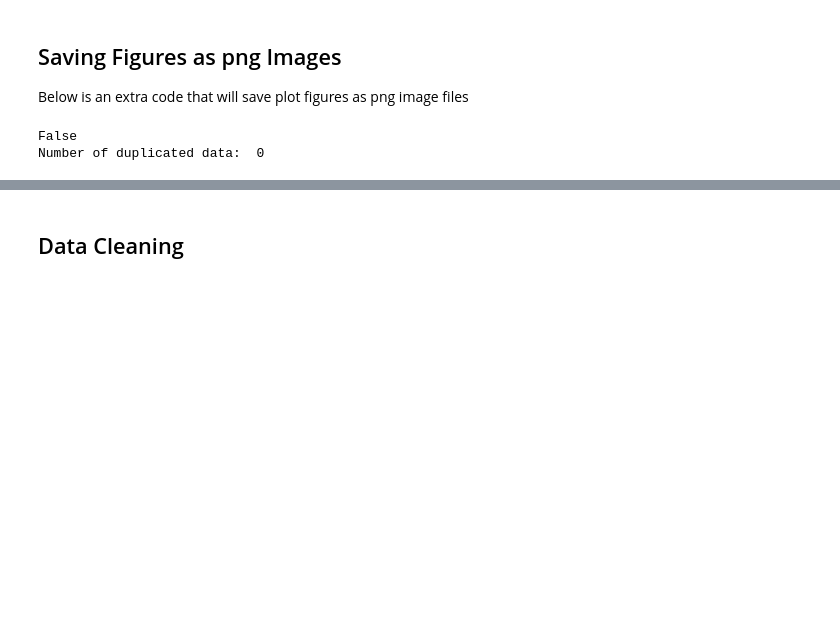
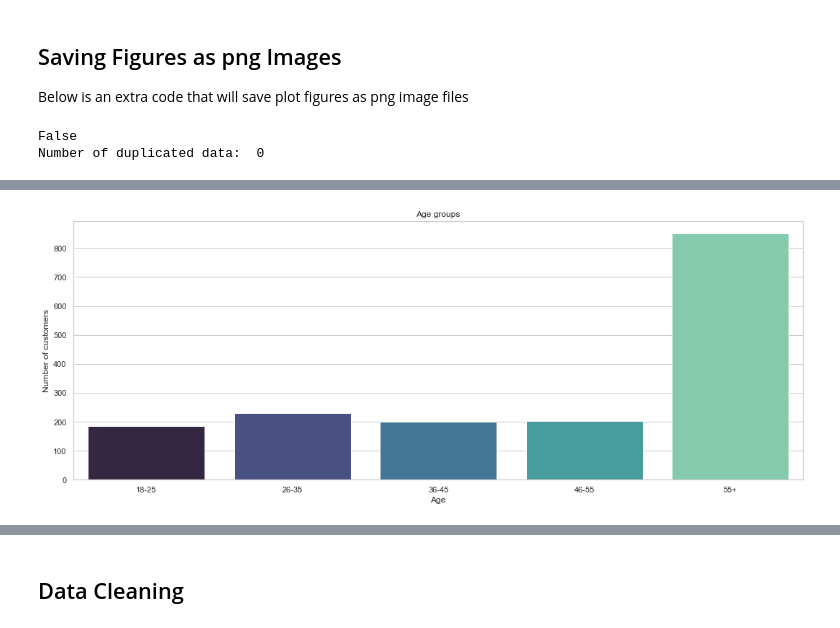
Before and after one commit to AiJared/Customer-Segmentation, a Jupyter notebook: Customer Segmentation.ipynb, the cells around one changed output, grey strips where cells are left out. Drawn from its saved outputs; the diff is of its cells as text; code cells hidden in the pictures; blank space fills up the shorter version.

```diff
--- a/Customer Segmentation.ipynb
+++ b/Customer Segmentation.ipynb
@@ -269,0 +290,20 @@ save_fig("gender-count")
+# %%
+# for better visualization, here are different age groups:
+age_18_25 = df.Age[(df.Age >= 18) & (df.Age <=25)]
+age_26_35 = df.Age[(df.Age >= 26) & (df.Age <=35)]
+age_36_45 = df.Age[(df.Age >= 36) & (df.Age <=45)]
+age_46_55 = df.Age[(df.Age >= 46) & (df.Age <=55)]
+age_above_55 = df.Age[(df.Age >=56)]
+
+agex = ['18-25', '26-35', '36-45', '46-55', '55+']
+agey = [len(age_18_25.values), len(age_26_35.values), len(age_36_45.values), len(age_46_55.values), len(age_above_55.values)]
+
+plt.figure(figsize=(15,6))
+sns.barplot(x = agex, y=agey, palette='mako')
+plt.title("Age groups")
+plt.xlabel("Age")
+plt.ylabel("Number of customers")
+save_fig("Age-groups")
+plt.show()
+# %% [output]
+[figure, added]
```
Also changed, not shown: parts of 16 cells of this notebook, 6 other files.
